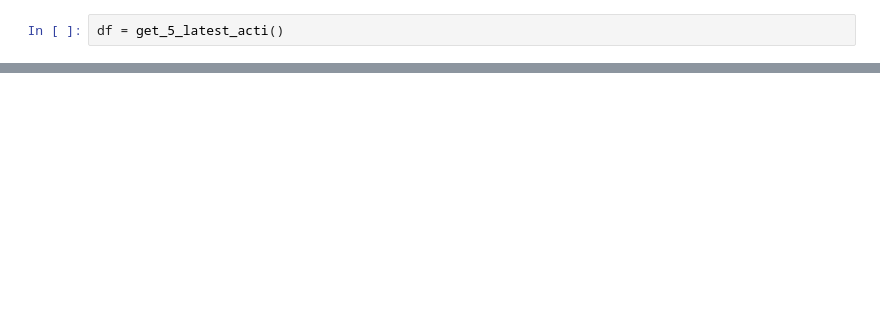
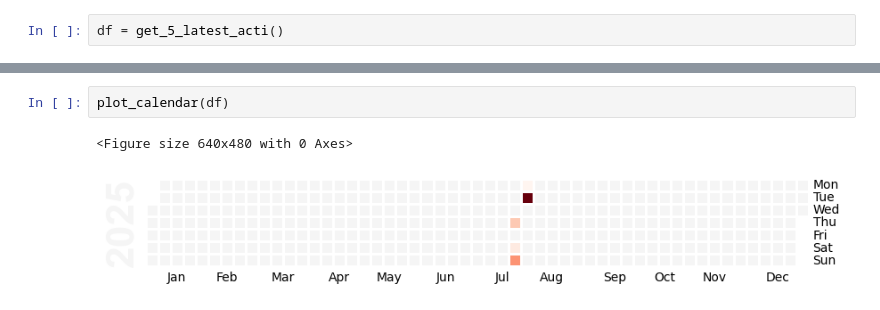
Before and after one commit to ArthurDercq/eye_sight, a Jupyter notebook: notebook/graphs.ipynb, the cells around one changed output, grey strips where cells are left out. Saved outputs shown, nothing was run; the diff lists cells and outputs as text; blank space fills up the shorter version.

```diff
--- a/notebook/graphs.ipynb
+++ b/notebook/graphs.ipynb
@@ -121,0 +230,5 @@ Aucune activité TrailRun trouvée.
+# %%
+plot_calendar(df)
+# %% [output]
+<Figure size 640x480 with 0 Axes>
+[figure, added]
```
Also changed, not shown: parts of 11 cells of this notebook, 13 other files.
